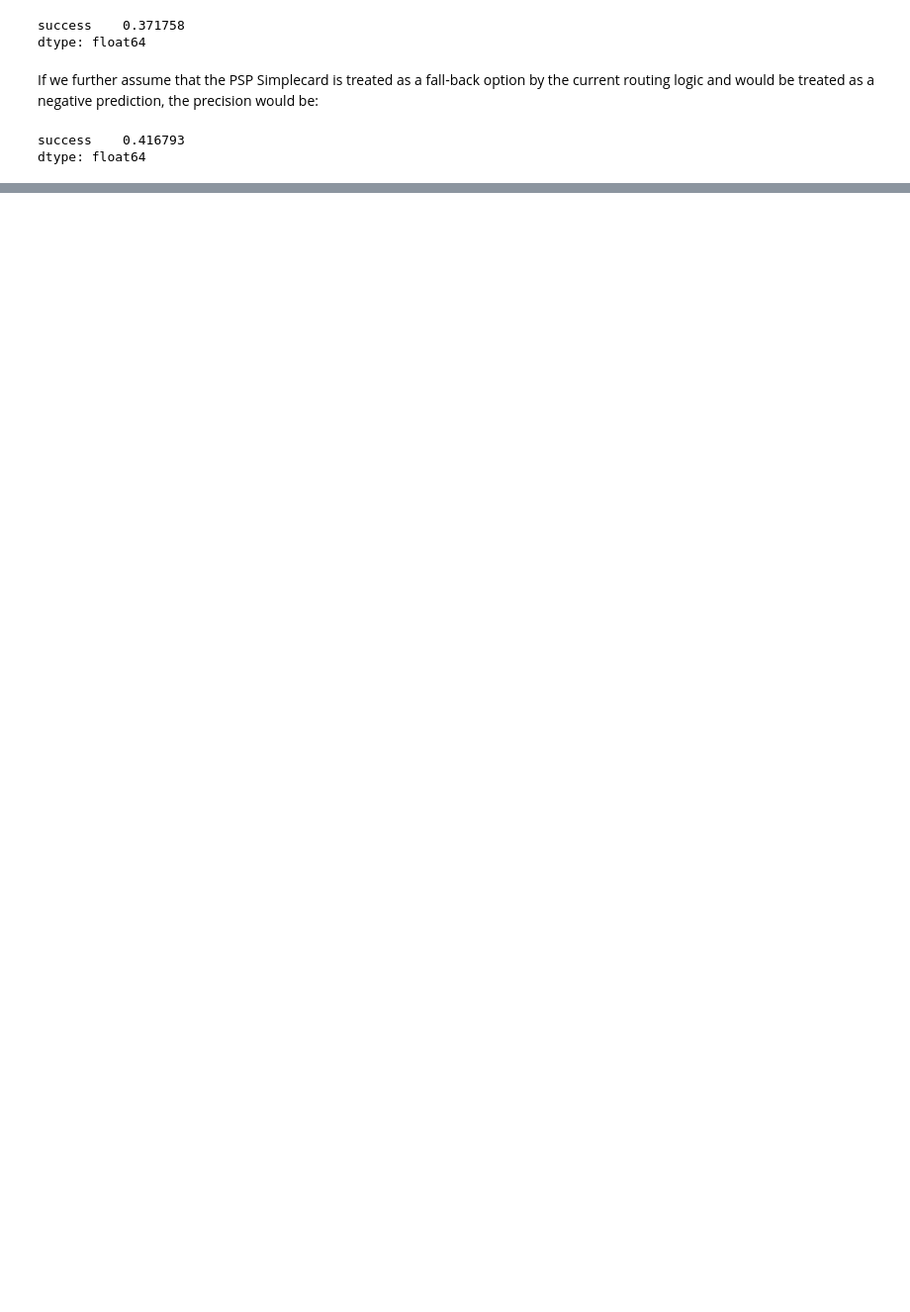
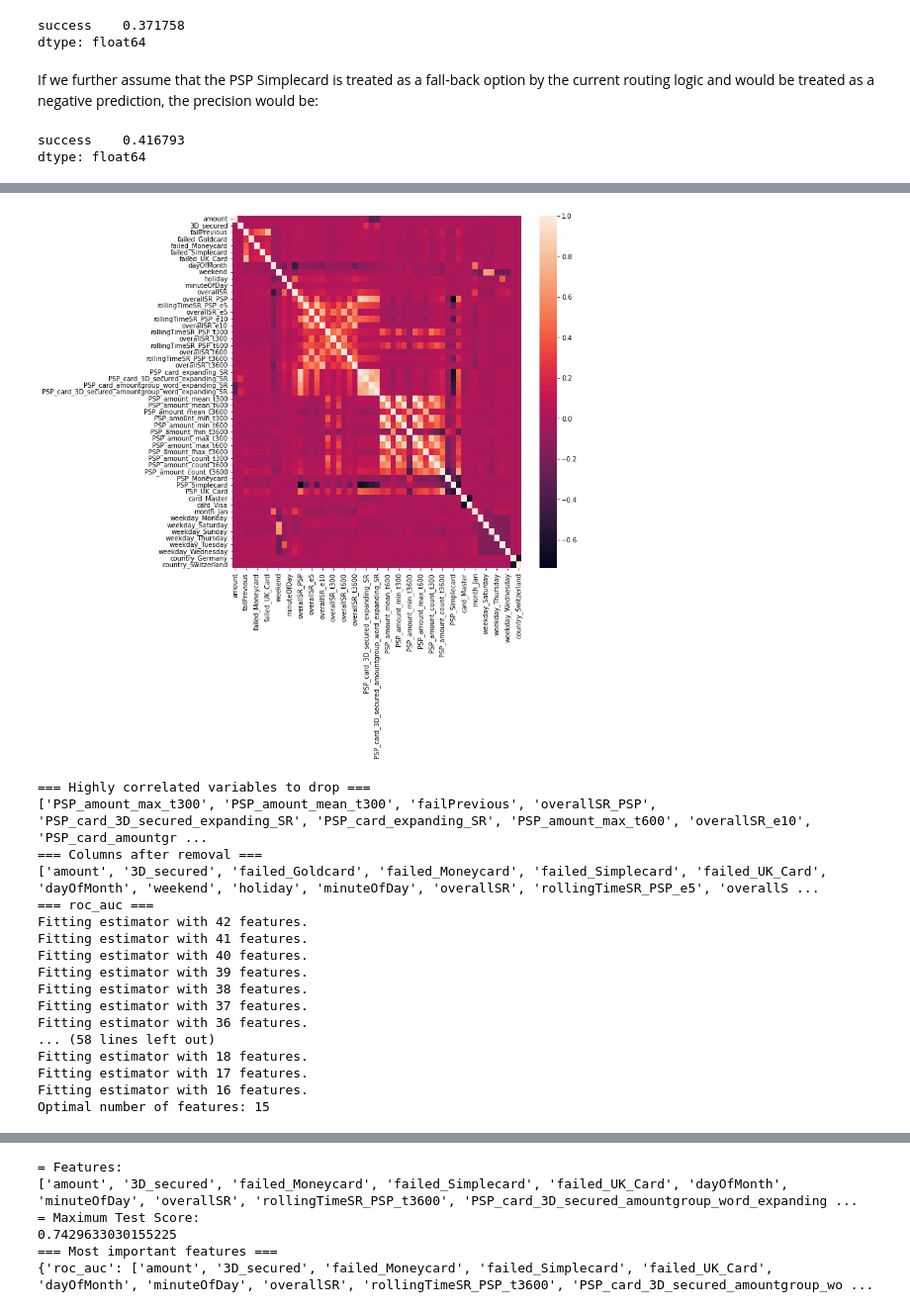
Before and after one commit to TNMayer/IU_DLMDSME01, a Jupyter notebook: 03_Modeling.ipynb, the cells around one changed output, grey strips where cells are left out. Shown at 99% size. Saved outputs shown, nothing was run; the diff lists cells and outputs as text; code cells hidden in the pictures; blank space fills up the shorter version.

```diff
--- a/03_Modeling.ipynb
+++ b/03_Modeling.ipynb
@@ -199,0 +251,4 @@ When examining the results of a model, be sure to take notes on your modeling ex
+# %%
+xgb_clf_basic = xgb.XGBClassifier(n_estimators=10, random_state=1977)
+xgb_clf = xgb.XGBClassifier(n_estimators=10, random_state=1977).fit(X_train, y_train)
+validate_classifier(xgb_clf, X_validate, y_validate)
@@ -199,0 +453,29 @@ When examining the results of a model, be sure to take notes on your modeling ex
+# %%
+features_xgb = fs.applyFeatureSelection(
+    X_train, y_train, X_validate, y_validate, X_test, y_test,
+    metrics = ["roc_auc"],
+    estimator = xgb_clf_basic,
+    correlation_threshold = 0.75,
+    step = 1,
+    figsize = 10,
+    write_model = False
+)
+# %% [output]
+[figure, added]
+=== Highly correlated variables to drop ===
+['PSP_amount_max_t300', 'PSP_amount_mean_t300', 'failPrevious', 'overallSR_PSP', 'PSP_card_3D_secured_expanding_SR', 'PSP_card_expanding_SR', 'PSP_amount_max_t600', 'overallSR_e10', 'PSP_card_amountgr ...
+=== Columns after removal ===
+['amount', '3D_secured', 'failed_Goldcard', 'failed_Moneycard', 'failed_Simplecard', 'failed_UK_Card', 'dayOfMonth', 'weekend', 'holiday', 'minuteOfDay', 'overallSR', 'rollingTimeSR_PSP_e5', 'overallS ...
+=== roc_auc ===
+Fitting estimator with 42 features.
+Fitting estimator with 41 features.
+Fitting estimator with 40 features.
+Fitting estimator with 39 features.
+Fitting estimator with 38 features.
+Fitting estimator with 37 features.
+Fitting estimator with 36 features.
+... (58 lines left out)
+Fitting estimator with 18 features.
+Fitting estimator with 17 features.
+Fitting estimator with 16 features.
+Optimal number of features: 15
@@ -199,0 +483,6 @@ When examining the results of a model, be sure to take notes on your modeling ex
+= Features:
+['amount', '3D_secured', 'failed_Moneycard', 'failed_Simplecard', 'failed_UK_Card', 'dayOfMonth', 'minuteOfDay', 'overallSR', 'rollingTimeSR_PSP_t3600', 'PSP_card_3D_secured_amountgroup_word_expanding ...
+= Maximum Test Score:
+0.7429633030155225
+=== Most important features ===
+{'roc_auc': ['amount', '3D_secured', 'failed_Moneycard', 'failed_Simplecard', 'failed_UK_Card', 'dayOfMonth', 'minuteOfDay', 'overallSR', 'rollingTimeSR_PSP_t3600', 'PSP_card_3D_secured_amountgroup_wo ...
```
Also changed, not shown: parts of 81 cells of this notebook, 8 other files.
